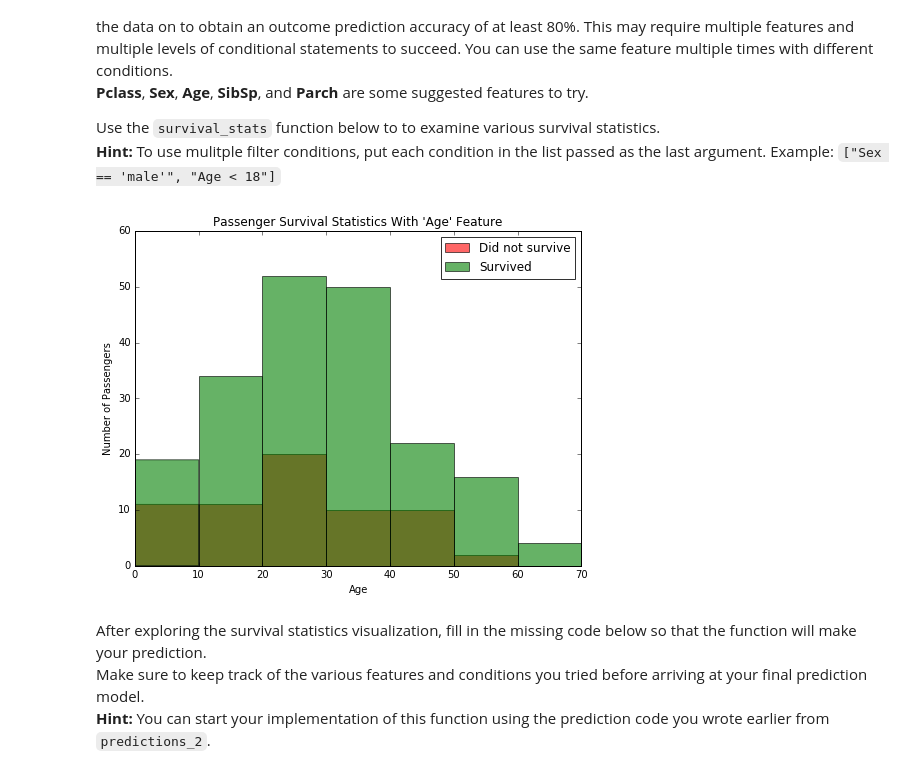
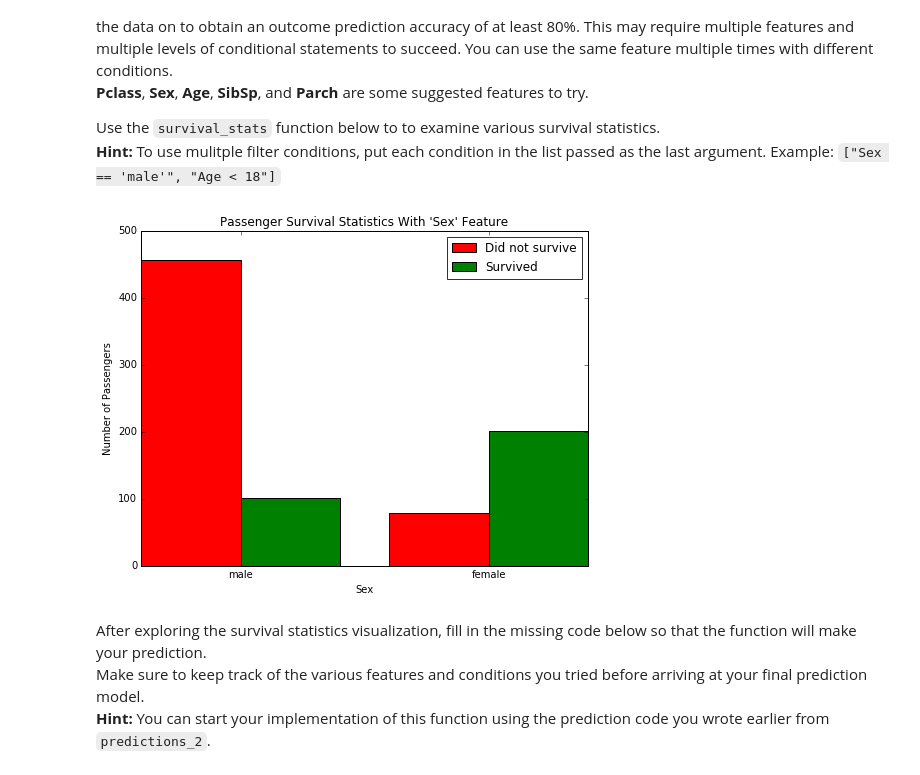
Before and after one commit to theDataFox/MLND_0, a Jupyter notebook: Titanic_Survival_Exploration.ipynb, the cells around one changed output. Saved outputs shown, nothing was run; the diff lists cells and outputs as text; code cells hidden in the pictures.

```diff
--- a/Titanic_Survival_Exploration.ipynb
+++ b/Titanic_Survival_Exploration.ipynb
@@ -213,9 +213,9 @@ Adding the feature **Age** as a condition in conjunction with **Sex** improves t
 Use the `survival_stats` function below to to examine various survival statistics.
 **Hint:** To use mulitple filter conditions, put each condition in the list passed as the last argument. Example: `["Sex == 'male'", "Age < 18"]`
 # %%
-survival_stats(data, outcomes,'Age' , ["Sex == 'female'","Age < 100" ] )
+survival_stats(data, outcomes,'Sex', ["Fare < 100"] )
 # %% [output]
-[figure, old version]
+[figure, new version]
 # %% [markdown]
 After exploring the survival statistics visualization, fill in the missing code below so that the function will make your prediction.
 Make sure to keep track of the various features and conditions you tried before arriving at your final prediction model.
```
Also changed, not shown: parts of 3 cells of this notebook, 1 other file.
